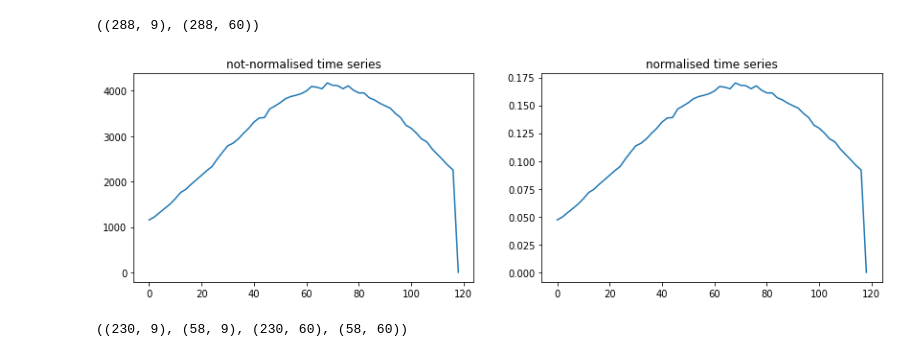
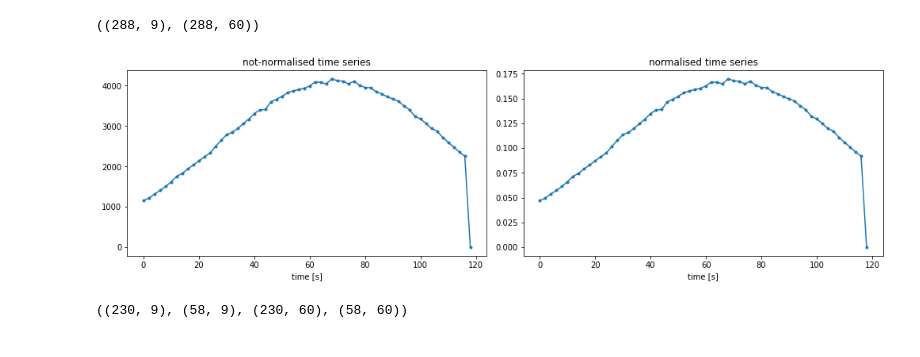
Before and after one commit to AGH-SISI-2022/ml-component, a Jupyter notebook: notebooks/second_experiments.ipynb, the cells around one changed output. Cells and saved outputs as stored; diff of their text form; code cells hidden in the pictures.

Commit message:
Improved time series plots in second_experiments

```diff
--- a/notebooks/second_experiments.ipynb
+++ b/notebooks/second_experiments.ipynb
@@ -128,21 +128,26 @@ X.shape, Y.shape
 ((288, 9), (288, 60))
 # %%
 i = 252
-# i = 10
+# i = 19
 
-plt.figure(figsize=(14, 4))
+plt.figure(figsize=(14, 4.2))
 
 plt.subplot(1, 2, 1)
-plt.plot(np.arange(0, FORECAST_TOTAL_TIME // 60, SAMPLE_TIME // 60), Y[i] * Y_norms[i])
+plt.plot(np.arange(0, FORECAST_TOTAL_TIME // 60, SAMPLE_TIME // 60), Y[i] * Y_norms[i], marker='.')
 plt.title('not-normalised time series')
+plt.xlabel('time [s]')
 
 plt.subplot(1, 2, 2)
-plt.plot(np.arange(0, FORECAST_TOTAL_TIME // 60, SAMPLE_TIME // 60), Y[i])
+plt.plot(np.arange(0, FORECAST_TOTAL_TIME // 60, SAMPLE_TIME // 60), Y[i], marker='.')
 plt.title('normalised time series')
+plt.xlabel('time [s]')
+
+plt.tight_layout()
+plt.savefig('plots/time_series.pdf')
 
 plt.show()
 # %% [output]
-[figure, old version]
+[figure, new version]
 # %%
 from sklearn.model_selection import train_test_split
 
```
Also changed, not shown: 1 other file.
